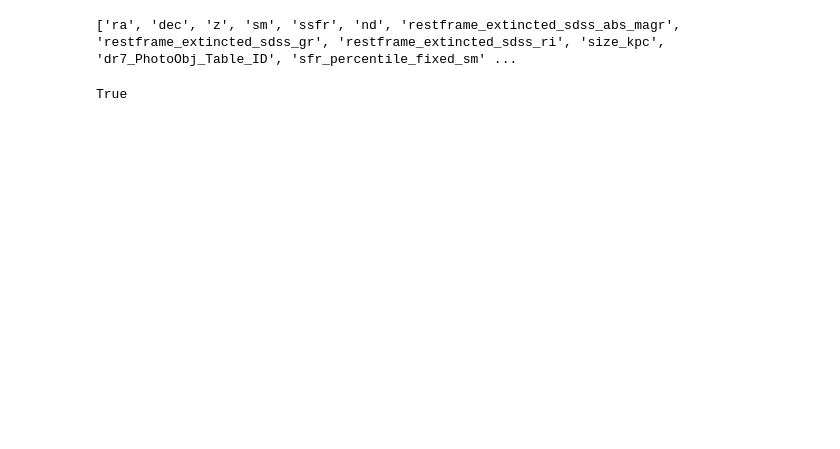
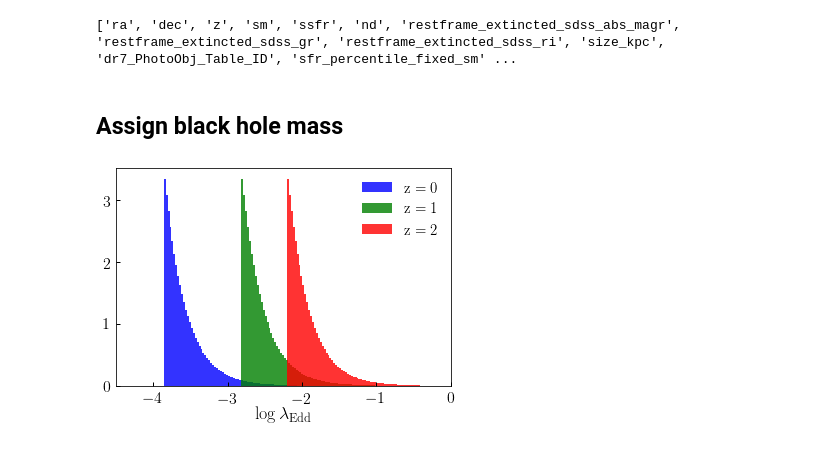
Before and after one commit to LSSTDESC/cosmodc2, a Jupyter notebook: notebooks/black_hole_accretion_rates.ipynb, the cells around one changed output. Cells and saved outputs as stored; diff of their text form; code cells hidden in the pictures; blank space fills up the shorter version.

```diff
--- a/notebooks/black_hole_accretion_rates.ipynb
+++ b/notebooks/black_hole_accretion_rates.ipynb
@@ -115,10 +115,8 @@ new_gr, new_ri = remap_satellites(mstar, gr, ri, gr_peak, ri_peak, gr_scatter, r
 
 mock['restframe_extincted_sdss_gr'][remapping_mask] = new_gr
 mock['restframe_extincted_sdss_ri'][remapping_mask] = new_ri
-# %%
-'sfr_percentile' in mock.keys()
-# %% [output]
-True
+# %% [markdown]
+## Assign black hole mass
 # %%
 from cosmodc2.black_hole_modeling import bh_mass_from_bulge_mass
 mock['bt'] = np.random.rand(len(mock))
@@ -129,0 +125,23 @@ mock['bh_acc_rate'] = mock['bh_mass']*(10**mock['log_eddington_ratio'])
+# %%
+from cosmodc2.black_hole_modeling import monte_carlo_specific_bh_acc_rate
+eddington_ratio_z0 = monte_carlo_specific_bh_acc_rate(0., mock['sfr_percentile'])
+eddington_ratio_z1 = monte_carlo_specific_bh_acc_rate(1., mock['sfr_percentile'])
+eddington_ratio_z2 = monte_carlo_specific_bh_acc_rate(2., mock['sfr_percentile'])
+
+fig, ax = plt.subplots(1, 1)
+
+__=ax.hist(np.log10(eddington_ratio_z0), bins=100, normed=True,
+           alpha=0.8, color='blue', label=r'${\rm z=0}$')
+__=ax.hist(np.log10(eddington_ratio_z1), bins=100, normed=True,
+           alpha=0.8, color='green', label=r'${\rm z=1}$')
+__=ax.hist(np.log10(eddington_ratio_z2), bins=100, normed=True,
+           alpha=0.8, color='red', label=r'${\rm z=2}$')
+
+legend = ax.legend()
+xlabel = ax.set_xlabel(r'${\rm \log \lambda_{Edd}}$')
+xlim = ax.set_xlim(-4.5, 0)
+
+figname = 'black_hole_eddington_ratios_redshift_evolution.pdf'
+fig.savefig(figname, bbox_extra_artists=[xlabel], bbox_inches='tight')
+# %% [output]
+[figure, added]
```
Also changed, not shown: parts of 10 cells of this notebook, 2 other files.
